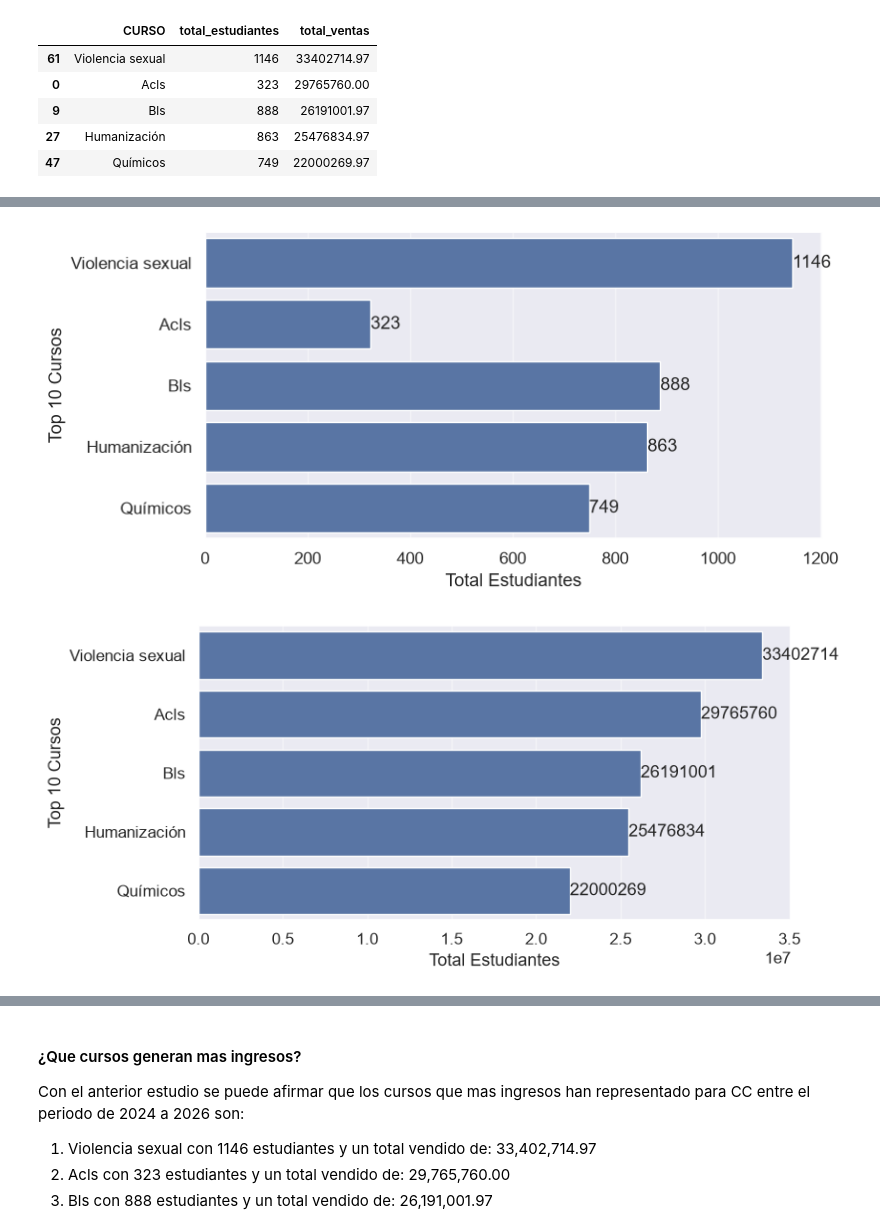
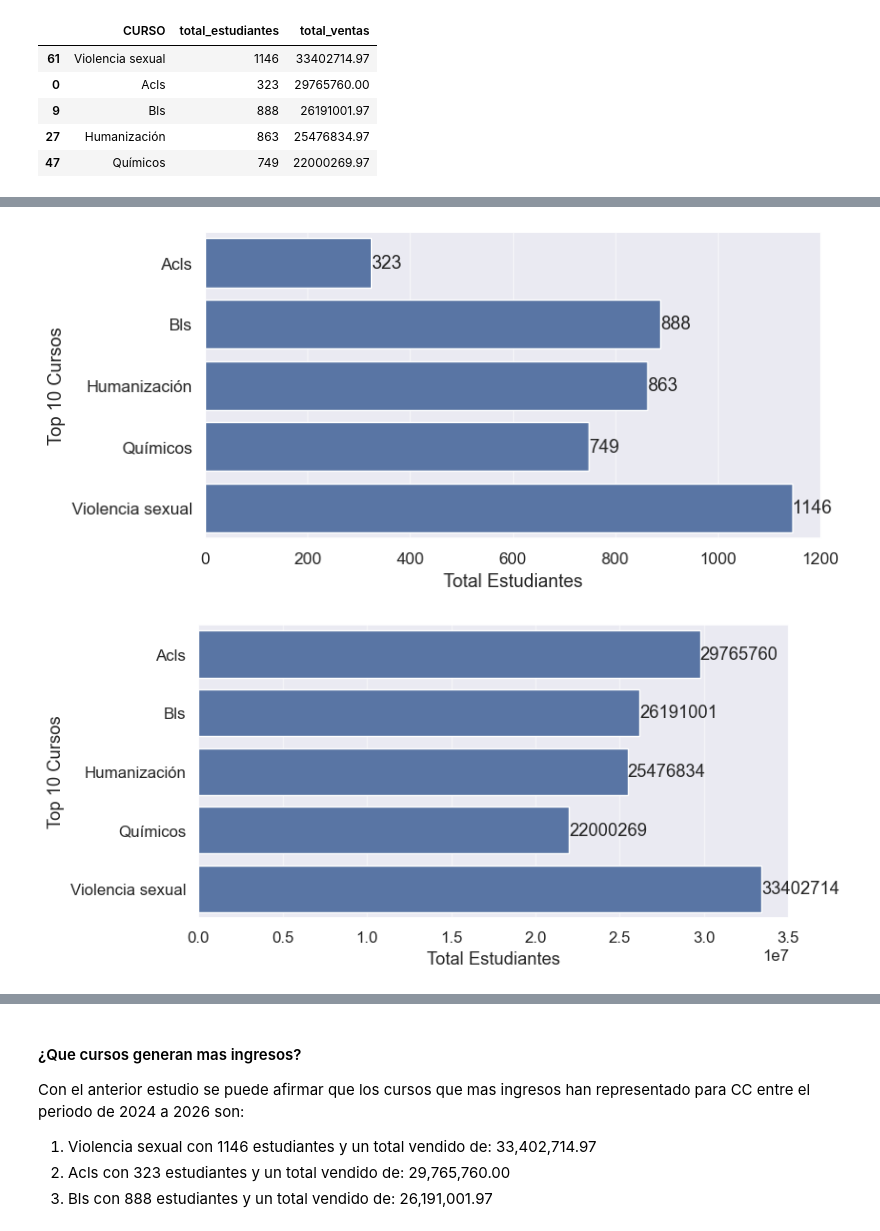
Before and after one commit to CabHug/CCS_Data_Analysis, a Jupyter notebook: 03_exploratory_data_analysis.ipynb, the cells around one changed output, grey strips where cells are left out. Saved outputs shown, nothing was run; the diff lists cells and outputs as text; code cells hidden in the pictures.

```diff
--- a/03_exploratory_data_analysis.ipynb
+++ b/03_exploratory_data_analysis.ipynb
@@ -21,7 +37,7 @@ sns.set_theme(style='darkgrid', palette='deep', font_scale=1.1)
 # %%
 # Import data
 
-df_fv = pd.read_excel('./data_source/data_query_for_fac_ventas.xlsx')
+df_fv = pd.read_parquet('./data_source/data_query_for_fac_ventas.parquet')
 # %%
 df_fv.info()
 # %% [output]
@@ -88,28 +116,31 @@ resumen_cursos
 # %%
 # Show students quantity by course, showing top 10
+
+resumen_cursos['CURSO'] = resumen_cursos['CURSO'].cat.remove_unused_categories()
 
 plt.figure(figsize=(8,4))
 
 ax = sns.barplot(
     data=resumen_cursos,
     x = 'total_estudiantes',
     y = 'CURSO'
 )
 
 
 for container in ax.containers:
     ax.bar_label(container, fmt='%d')
 
 plt.xlabel('Total Estudiantes')
 plt.xticks(rotation=0)
 
 plt.ylabel('Top 10 Cursos')
 
 plt.show()
 # %% [output]
-[figure, old version]
+[figure, new version]
 # %%
 # Show students quantity by course, showing top 10
+resumen_cursos['CURSO'] = resumen_cursos['CURSO'].cat.remove_unused_categories()
 
 plt.figure(figsize=(8,4))
 
@@ -130,7 +161,7 @@ plt.ylabel('Top 10 Cursos')
 
 plt.show()
 # %% [output]
-[figure, old version]
+[figure, new version]
 # %%
 resumen_cursos_tiempo = df_fv.groupby(['ANIO_VENTA','CURSO']).agg(
     total_estudiantes = ('NUMERO_DE_IDENTIFICACION', 'count'),
```
Also changed, not shown: parts of 18 cells of this notebook, 3 other files.
